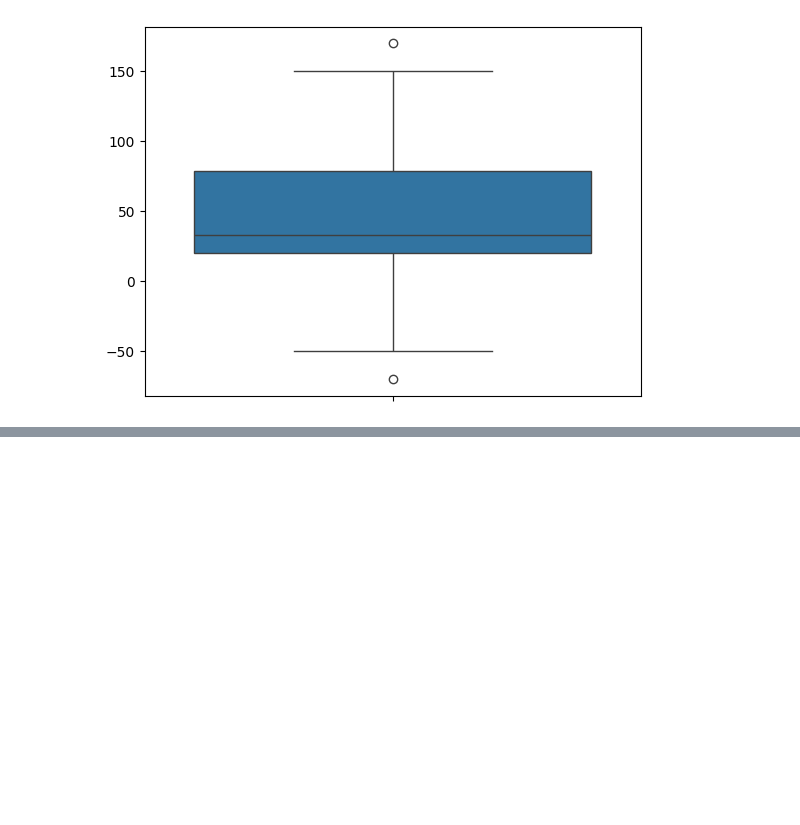
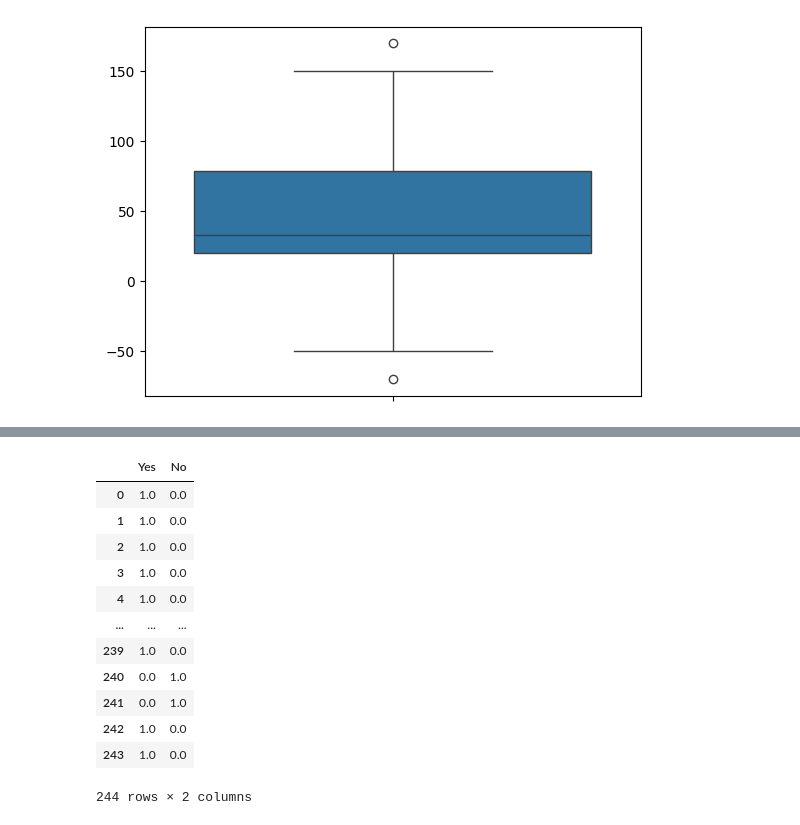
Before and after one commit to rachit-lab/Data_Analyst_Basics, a Jupyter notebook: missing_values.ipynb, the cells around one changed output, grey strips where cells are left out. Drawn from its saved outputs; the diff is of its cells as text; code cells hidden in the pictures; blank space fills up the shorter version.

```diff
--- a/missing_values.ipynb
+++ b/missing_values.ipynb
@@ -369,0 +400,2 @@ sns.boxplot(lst_ages)
+# %%
+tips = sns.load_dataset('tips')
@@ -369,0 +418,22 @@ sns.boxplot(lst_ages)
+# %%
+encoder = OneHotEncoder()
+# %%
+encoded = encoder.fit_transform(tips[['smoker']]).toarray()
+# %%
+encoded_tips = pd.DataFrame(encoded,columns=["Yes","No"])
+# %%
+encoded_tips
+# %% [output]
+|  | Yes | No |
+| 0 | 1.0 | 0.0 |
+| 1 | 1.0 | 0.0 |
+| 2 | 1.0 | 0.0 |
+| 3 | 1.0 | 0.0 |
+| 4 | 1.0 | 0.0 |
+| ... | ... | ... |
+| 239 | 1.0 | 0.0 |
+| 240 | 0.0 | 1.0 |
+| 241 | 0.0 | 1.0 |
+| 242 | 1.0 | 0.0 |
+| 243 | 1.0 | 0.0 |
+244 rows × 2 columns
```
Also changed, not shown: parts of 8 cells of this notebook.
